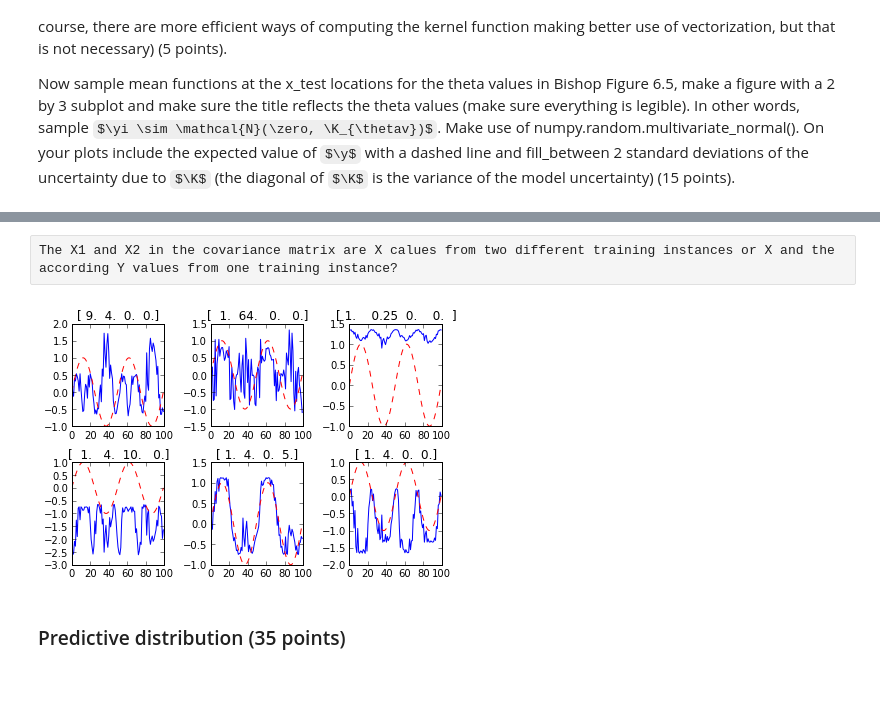
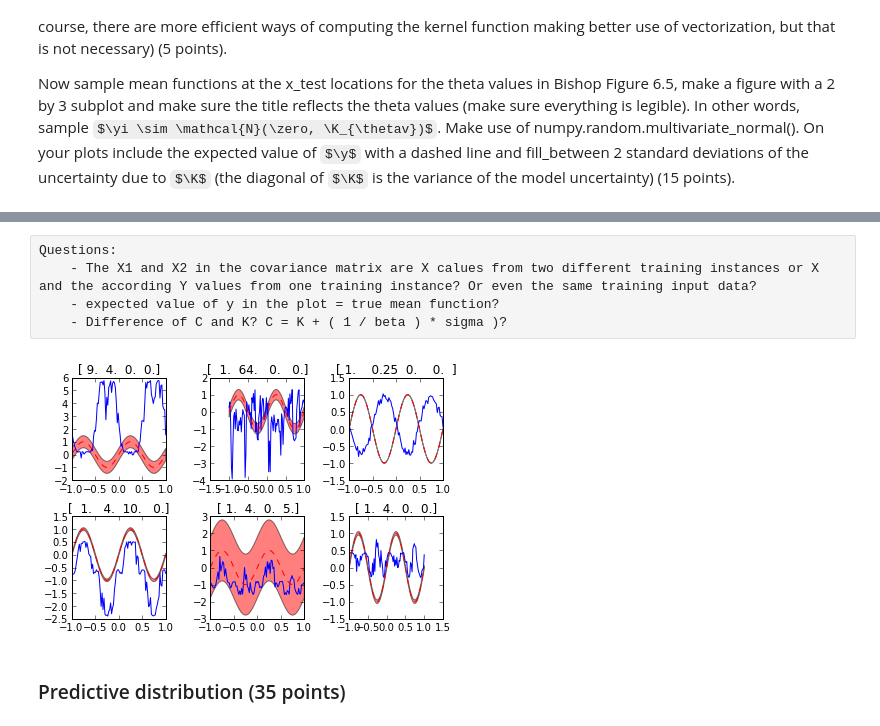
Before and after one commit to jaivalis/MLPR-Labs, a Jupyter notebook: Lab3/Lab3A-class.ipynb, the cells around one changed output, grey strips where cells are left out. Drawn from its saved outputs; the diff is of its cells as text; code cells hidden in the pictures; some formulas as TeX source; blank space fills up the shorter version.

Commit message:
gp_predictive function not tested

```diff
--- a/Lab3/Lab3A-class.ipynb
+++ b/Lab3/Lab3A-class.ipynb
@@ -125,45 +129,60 @@ print k_n_m( 1, 3, thetas )
 
 # http://www.robots.ox.ac.uk/~mebden/reports/GPtutorial.pdf
 
+def computeC( X1, X2, thetas ):
+    C = []
+    for i in range(0, len(X1)):
+        C.append([])
+        for j in range(0, len(X2)):
+            C[i].append( k_n_m( X1[i], X2[j], thetas ) + ( 1 / beta ) * sigma ) # in bishop sigma depends on n and m, here it doesn't, correct?
+            # according to the link, this is supposed to be the kronecker delta function
+    return np.array(C)
+
 def computeK( X1, X2, thetas ):
     K = []
-    for i in range(0,len(X1)):
+    for i in range(0, len(X1)):
         K.append([])
-        for j in range(0,len(X2)):
-            K[i].append( k_n_m( X1[i], X2[j], thetas ) + ( 1 / beta ) * sigma ) # in bishop sigma depends on n and m, here it doesn't, correct?
-            # according to the link, this is supposed to be the kronecker delta function
+        for j in range(0, len(X2)):
+            K[i].append( k_n_m( X1[i], X2[j], thetas ) + ( 1 / beta ) * sigma )
     return np.array(K)
 
-X1 = generate_t(x_test,sigma)
-X2 = generate_t(x_test,sigma)
+thetas = [1, 4, 0, 0]
+X1 = generate_t(x_test, sigma)
+X2 = generate_t(x_test, sigma)
 # %% [raw]
-The X1 and X2 in the covariance matrix are X calues from two different training instances or X and the according Y values from one training instance?
+Questions:
+    - The X1 and X2 in the covariance matrix are X calues from two different training instances or X and the according Y values from one training instance? Or even the same training input data?
+    - expected value of y in the plot = true mean function?
+    - Difference of C and K? C = K + ( 1 / beta ) * sigma )?
 # %%
 #Now sample mean functions at the x_test locations for the theta values in Bishop Figure 6.5(covariance function),
 #make a figure with a 2 by 3 subplot and make sure the title reflects the theta values (make sure everything is legible).
 #In other words, sample yi∼N(0,Kθ). Make use of numpy.random.multivariate_normal().
 #On your plots include the expected value of y with a dashed line and fill_between 2 standard deviations
 #of the uncertainty due to K (the diagonal of K is the variance of the model uncertainty) (15 points).
 def plot_mean():
     thetas = np.array([[1,4,0,0],[9,4,0,0],[1,64,0,0],[1,0.25,0,0],[1,4,10,0],[1,4,0,5]])# thetas of figure 6.5
     mean = np.zeros(len(X1)) #From the definition of a Gaussian process,the marginal distribution p(y) is given
                              #by a Gaussian whose mean is zero and whose covariance is defined by a Gram matrix K
 
     for i in range(0,6):
         y = np.random.multivariate_normal(mean, computeK(X1, X2, thetas[i])) # zero-mean, covariance function
-        std_dev = computeK(X1, X2, thetas[i]).diagonal
+        unc = computeK(X1, X2, thetas[i]).diagonal()
+        std_dev_unc = np.std(unc)
+        #print std_dev_unc
         exp_y = true_mean_function( x_test )#expected value of y = true mean function?
         plt.subplot(2,3,i)
         plt.title(thetas[i])
-        plt.plot(y,'-');
-        plt.plot(exp_y, 'r--')
+        plt.plot(x_test, y, '-');
+        plt.plot(x_test, exp_y, 'r--')
+        plt.fill_between(x_test, exp_y + std_dev_unc, exp_y - std_dev_unc,facecolor ='red', alpha = 0.5)
         plt.tight_layout()
         #plt.axis([-1,1,-3,3]);
     plt.show()
 
 plot_mean()
 # %% [output]
-[figure, old version]
+[figure, new version]
 # %% [markdown]
 ### Predictive distribution (35 points)
 # %% [markdown]
```
Also changed, not shown: parts of 4 cells of this notebook.
